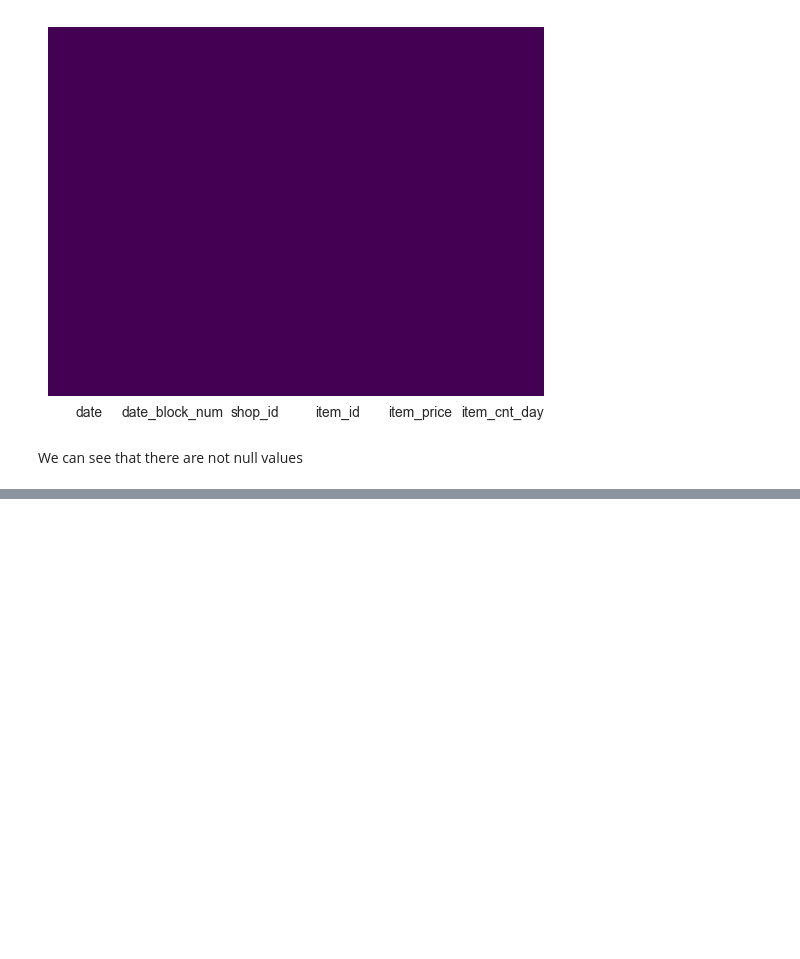
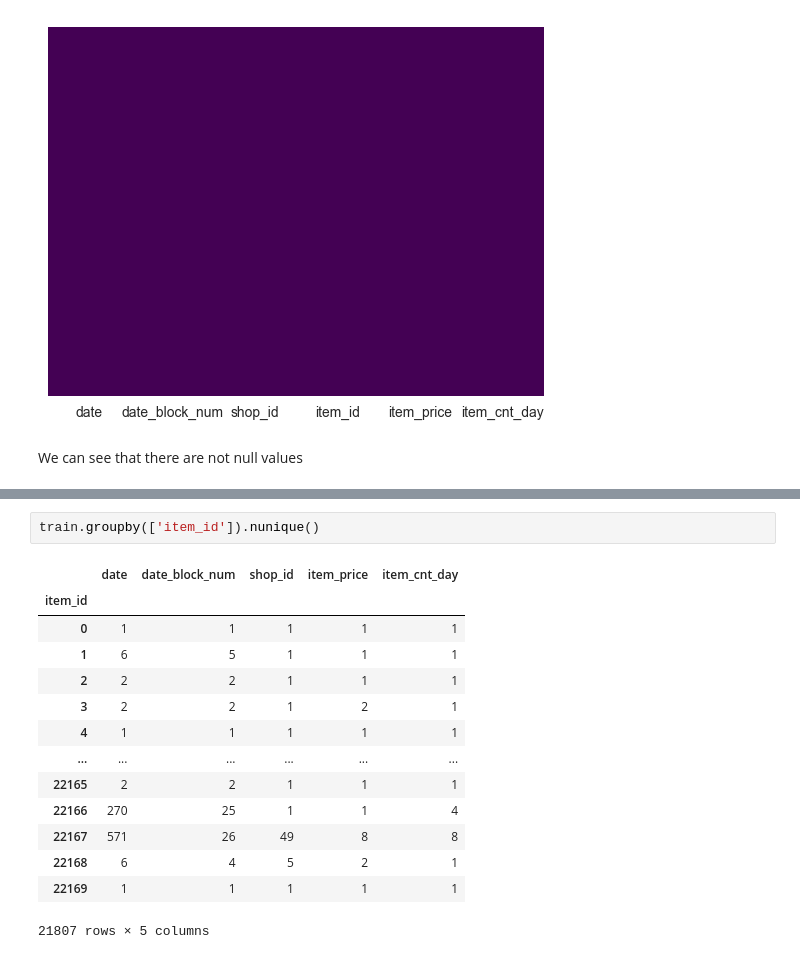
Before and after one commit to NPopkin/SalesPrediction, a Jupyter notebook: ExploratoryDataAnalysis.ipynb, the cells around one changed output, grey strips where cells are left out. Saved outputs shown, nothing was run; the diff lists cells and outputs as text; blank space fills up the shorter version.

```diff
--- a/ExploratoryDataAnalysis.ipynb
+++ b/ExploratoryDataAnalysis.ipynb
@@ -111,0 +119,17 @@ We can see that there are not null values
+# %%
+train.groupby(['item_id']).nunique()
+# %% [output]
+|  | date | date_block_num | shop_id | item_price | item_cnt_day |
+| item_id |  |  |  |  |  |
+| 0 | 1 | 1 | 1 | 1 | 1 |
+| 1 | 6 | 5 | 1 | 1 | 1 |
+| 2 | 2 | 2 | 1 | 1 | 1 |
+| 3 | 2 | 2 | 1 | 2 | 1 |
+| 4 | 1 | 1 | 1 | 1 | 1 |
+| ... | ... | ... | ... | ... | ... |
+| 22165 | 2 | 2 | 1 | 1 | 1 |
+| 22166 | 270 | 25 | 1 | 1 | 4 |
+| 22167 | 571 | 26 | 49 | 8 | 8 |
+| 22168 | 6 | 4 | 5 | 2 | 1 |
+| 22169 | 1 | 1 | 1 | 1 | 1 |
+21807 rows × 5 columns
```
Also changed, not shown: parts of 5 cells of this notebook, 1 other file.
